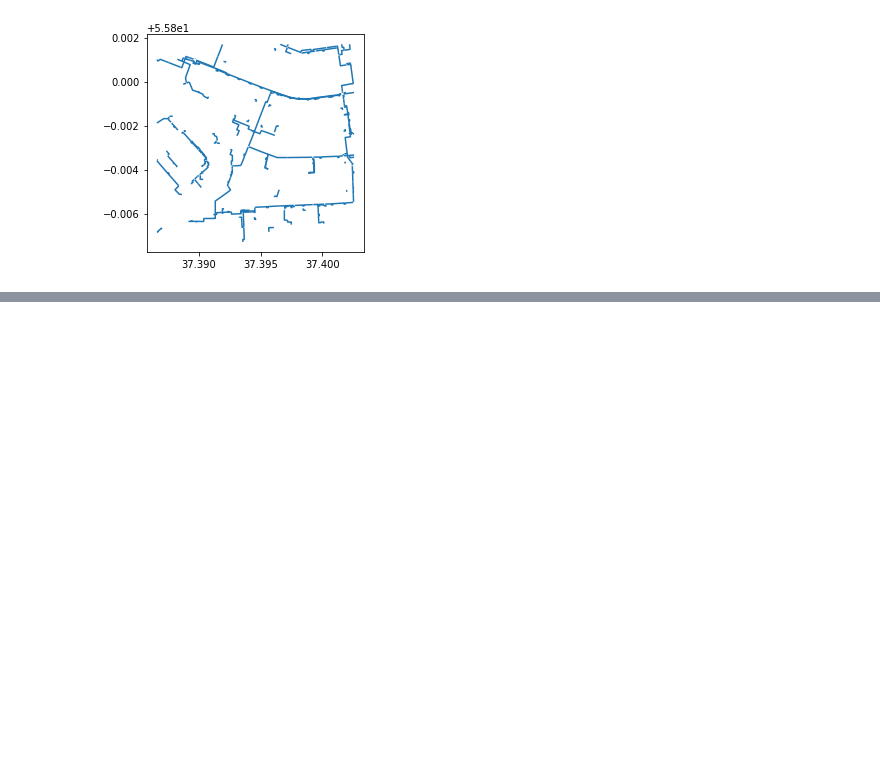
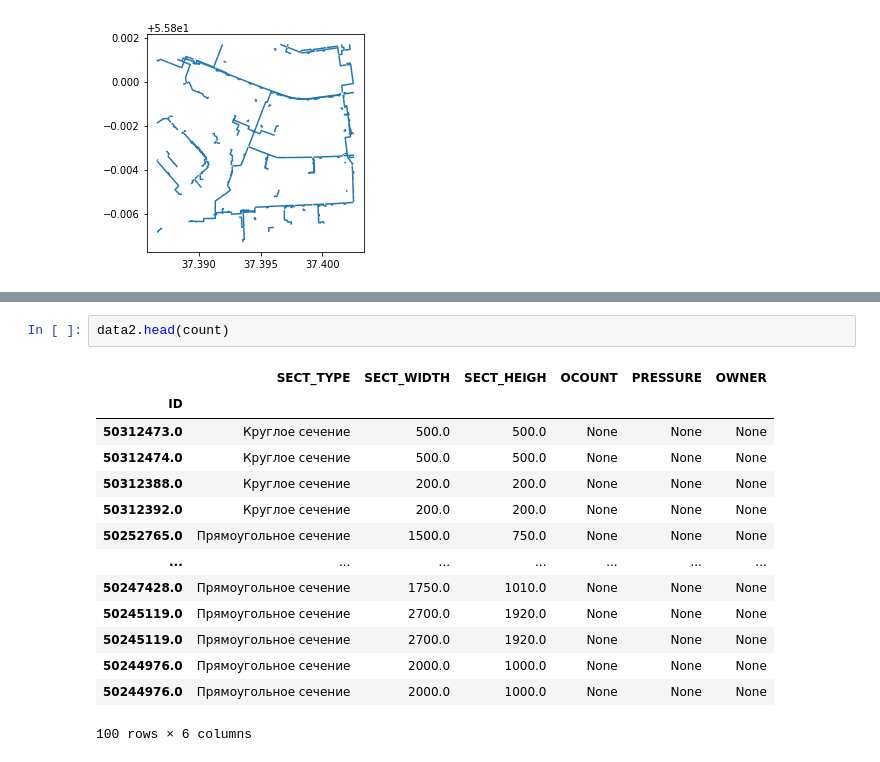
Before and after one commit to Sladge17/gpkg2obj, a Jupyter notebook: pynbook.ipynb, the cells around one changed output, grey strips where cells are left out. Cells and saved outputs as stored; diff of their text form; blank space fills up the shorter version.

```diff
--- a/pynbook.ipynb
+++ b/pynbook.ipynb
@@ -55,0 +67,17 @@ Index(['ID_OWNER', 'STATE', 'STATUS', 'DISPOS', 'MATERIAL', 'SECT_TYPE',
+# %%
+data2.head(count)
+# %% [output]
+|  | SECT_TYPE | SECT_WIDTH | SECT_HEIGH | OCOUNT | PRESSURE | OWNER |
+| ID |  |  |  |  |  |  |
+| 50312473.0 | Круглое сечение | 500.0 | 500.0 | None | None | None |
+| 50312474.0 | Круглое сечение | 500.0 | 500.0 | None | None | None |
+| 50312388.0 | Круглое сечение | 200.0 | 200.0 | None | None | None |
+| 50312392.0 | Круглое сечение | 200.0 | 200.0 | None | None | None |
+| 50252765.0 | Прямоугольное сечение | 1500.0 | 750.0 | None | None | None |
+| ... | ... | ... | ... | ... | ... | ... |
+| 50247428.0 | Прямоугольное сечение | 1750.0 | 1010.0 | None | None | None |
+| 50245119.0 | Прямоугольное сечение | 2700.0 | 1920.0 | None | None | None |
+| 50245119.0 | Прямоугольное сечение | 2700.0 | 1920.0 | None | None | None |
+| 50244976.0 | Прямоугольное сечение | 2000.0 | 1000.0 | None | None | None |
+| 50244976.0 | Прямоугольное сечение | 2000.0 | 1000.0 | None | None | None |
+100 rows × 6 columns
```
Also changed, not shown: parts of 13 cells of this notebook.
